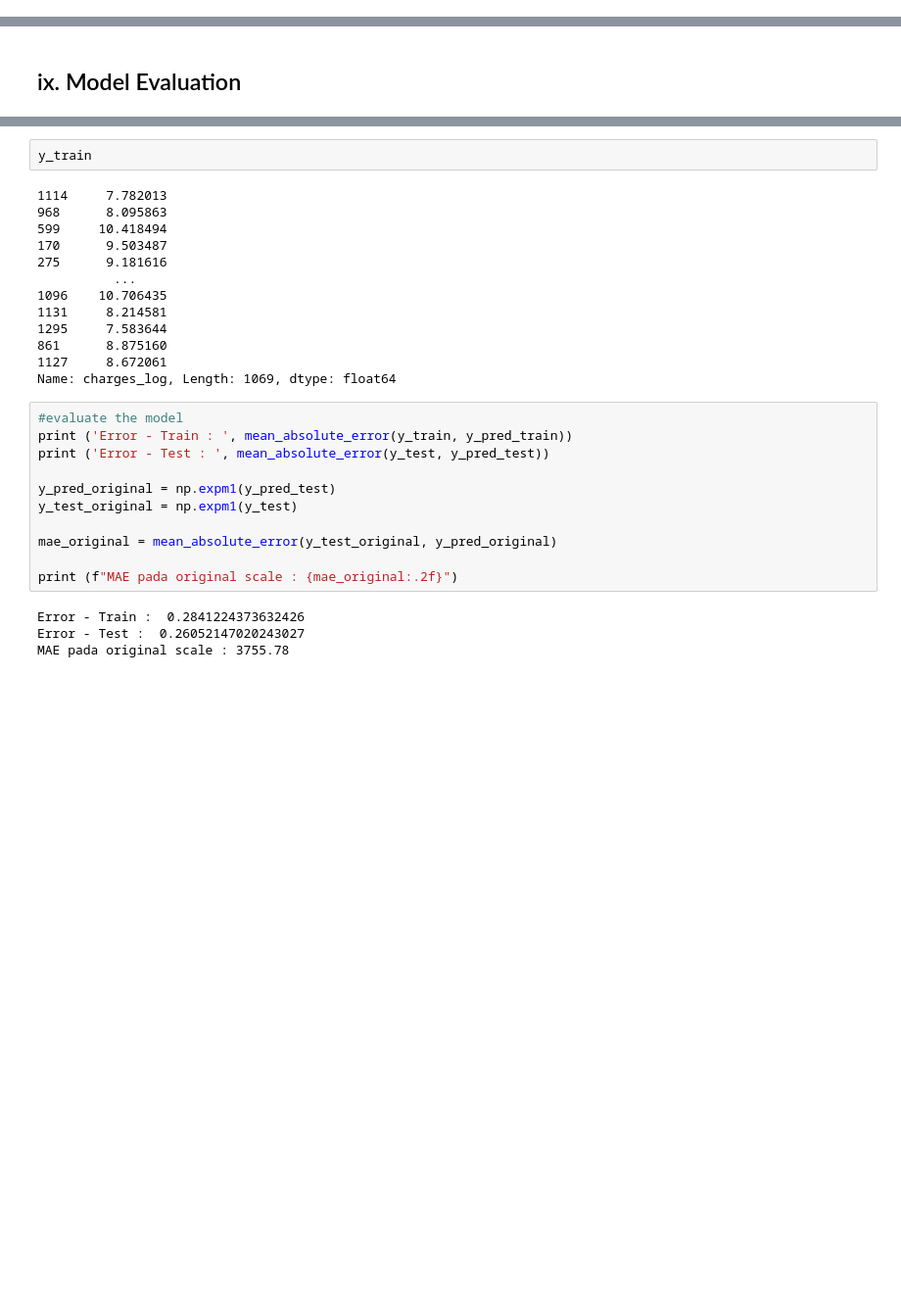
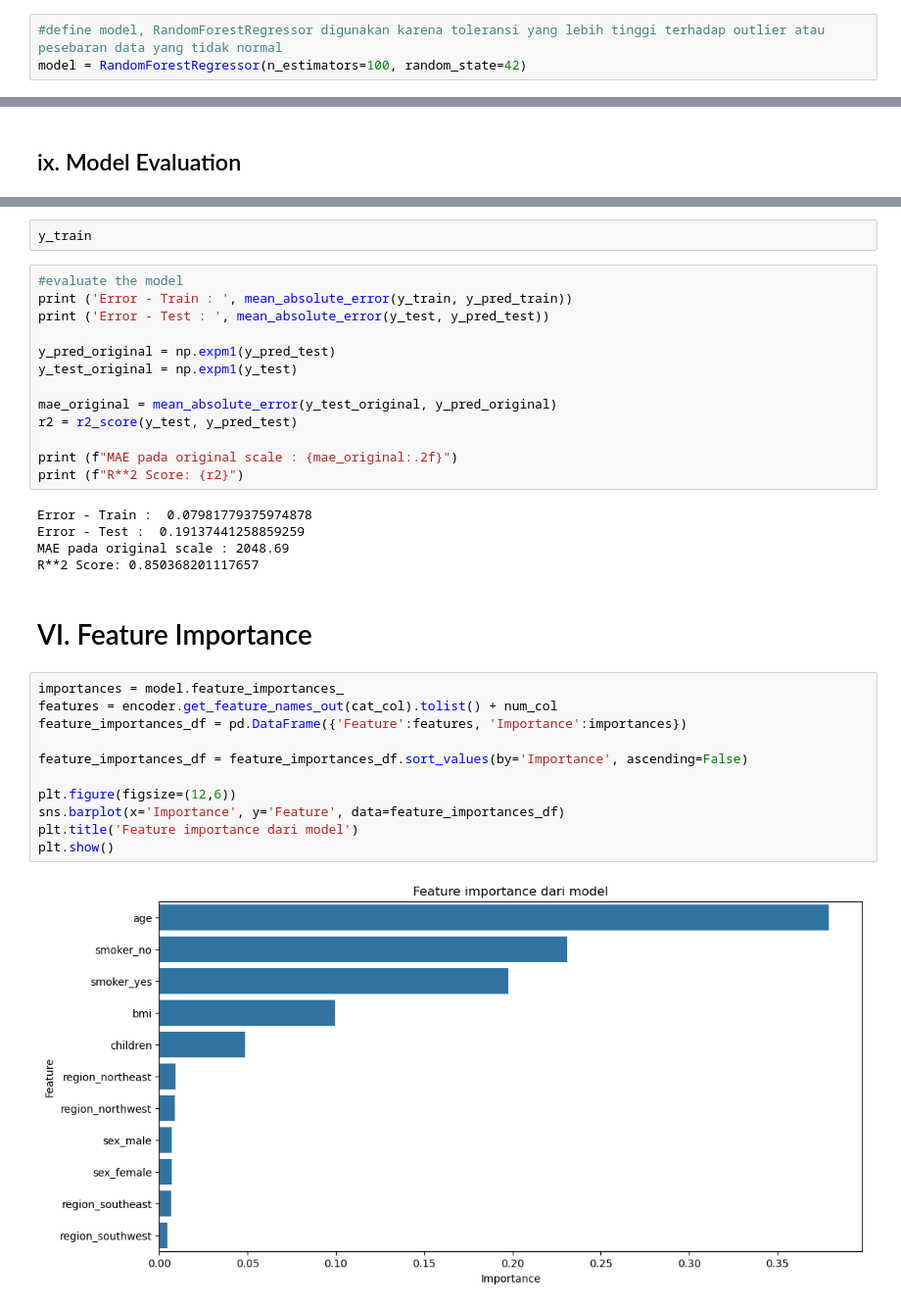
Before and after one commit to ebhon/NGC_RMT036, a Jupyter notebook: NGC Phase 1/Week 1/h8dsft_ngc_ml_w1.ipynb, the cells around one changed output, grey strips where cells are left out. Shown: that part at 98% size. Saved outputs shown, nothing was run; the diff lists cells and outputs as text; blank space fills up the shorter version.

```diff
--- a/NGC Phase 1/Week 1/h8dsft_ngc_ml_w1.ipynb
+++ b/NGC Phase 1/Week 1/h8dsft_ngc_ml_w1.ipynb
@@ -393,3 +485,6 @@ model = LinearRegression()
+# %%
+#define model, RandomForestRegressor digunakan karena toleransi yang lebih tinggi terhadap outlier atau pesebaran data yang tidak normal
+model = RandomForestRegressor(n_estimators=100, random_state=42)
 # %% [markdown]
 ## viii. Model Training
 # %%
@@ -410,18 +506,5 @@ print (y_pred_train)
 # %%
 y_train
-# %% [output]
-1114     7.782013
-968      8.095863
-599     10.418494
-170      9.503487
-275      9.181616
-          ...
-1096    10.706435
-1131     8.214581
-1295     7.583644
-861      8.875160
-1127     8.672061
-Name: charges_log, Length: 1069, dtype: float64
 # %%
 #evaluate the model
 print ('Error - Train : ', mean_absolute_error(y_train, y_pred_train))
@@ -431,10 +514,28 @@ y_pred_original = np.expm1(y_pred_test)
 y_test_original = np.expm1(y_test)
 
 mae_original = mean_absolute_error(y_test_original, y_pred_original)
+r2 = r2_score(y_test, y_pred_test)
 
 print (f"MAE pada original scale : {mae_original:.2f}")
+print (f"R**2 Score: {r2}")
 # %% [output]
-Error - Train :  0.2841224373632426
-Error - Test :  0.26052147020243027
-MAE pada original scale : 3755.78
+Error - Train :  0.07981779375974878
+Error - Test :  0.19137441258859259
+MAE pada original scale : 2048.69
+R**2 Score: 0.850368201117657
+# %% [markdown]
+# VI. Feature Importance
+# %%
+importances = model.feature_importances_
+features = encoder.get_feature_names_out(cat_col).tolist() + num_col
+feature_importances_df = pd.DataFrame({'Feature':features, 'Importance':importances})
+
+feature_importances_df = feature_importances_df.sort_values(by='Importance', ascending=False)
+
+plt.figure(figsize=(12,6))
+sns.barplot(x='Importance', y='Feature', data=feature_importances_df)
+plt.title('Feature importance dari model')
+plt.show()
+# %% [output]
+[figure, added]
 # %% [markdown]
```
Also changed, not shown: parts of 29 cells of this notebook, 2 other files.
